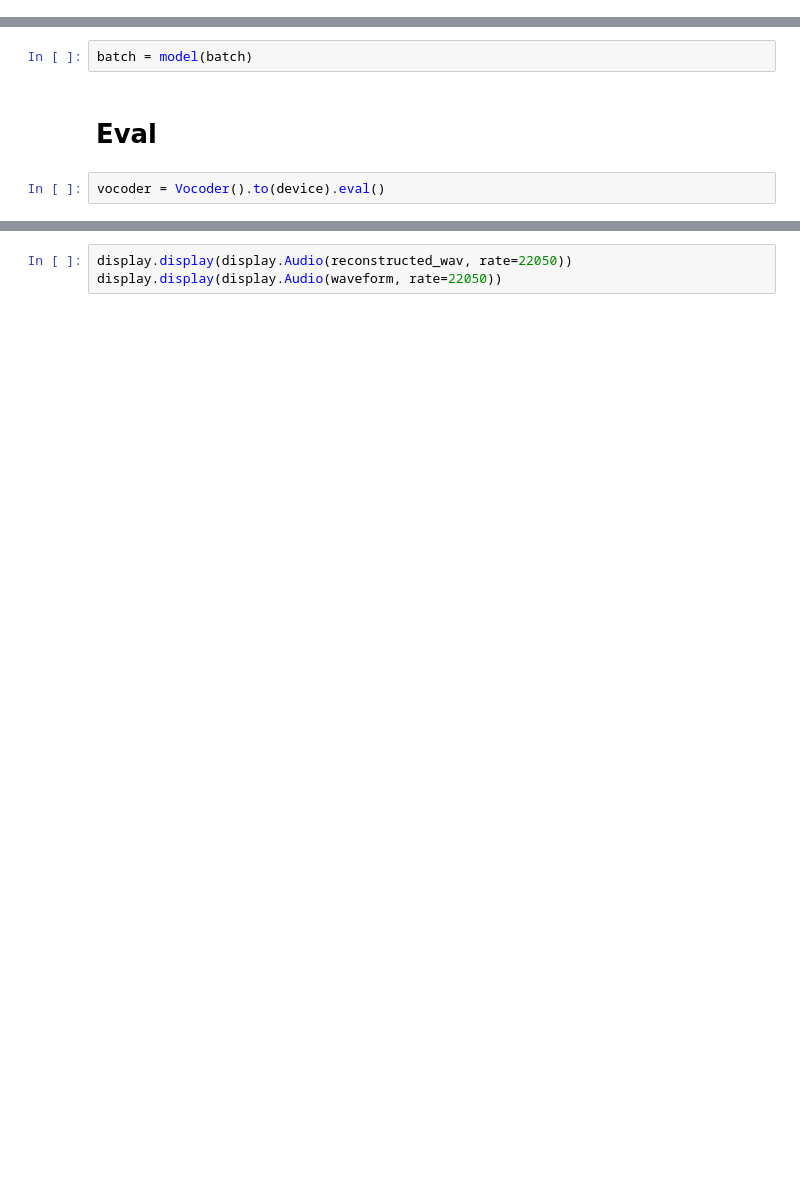
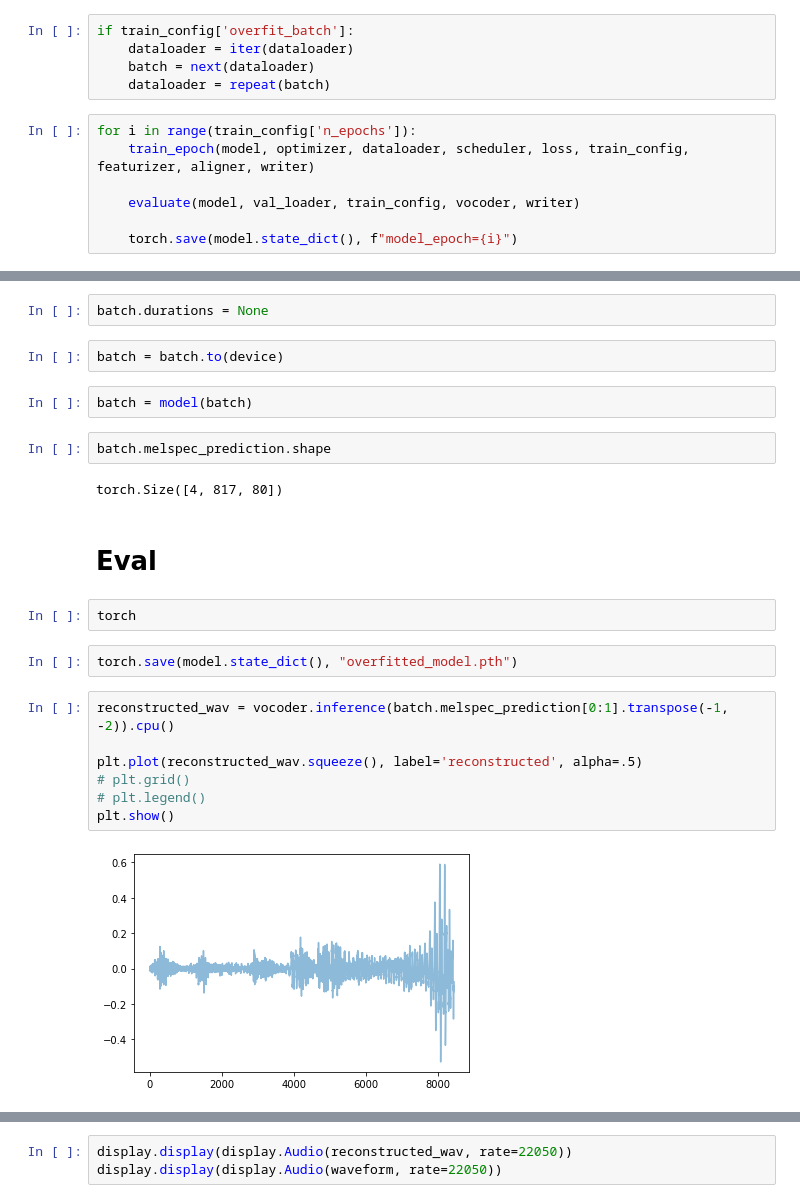
Before and after one commit to timothyxp/FastSpeech, a Jupyter notebook: train.ipynb, the cells around one changed output, grey strips where cells are left out. Drawn from its saved outputs; the diff is of its cells as text; blank space fills up the shorter version.

```diff
--- a/train.ipynb
+++ b/train.ipynb
@@ -169,0 +132,12 @@ wandb: Network error (ReadTimeout), entering retry loop.
+# %%
+if train_config['overfit_batch']:
+    dataloader = iter(dataloader)
+    batch = next(dataloader)
+    dataloader = repeat(batch)
+# %%
+for i in range(train_config['n_epochs']):
+    train_epoch(model, optimizer, dataloader, scheduler, loss, train_config, featurizer, aligner, writer)
+
+    evaluate(model, val_loader, train_config, vocoder, writer)
+
+    torch.save(model.state_dict(), f"model_epoch={i}")
@@ -170,6 +148,25 @@ wandb: Network error (ReadTimeout), entering retry loop.
+# %%
+batch.durations = None
+# %%
+batch = batch.to(device)
 # %%
 batch = model(batch)
+# %%
+batch.melspec_prediction.shape
+# %% [output]
+torch.Size([4, 817, 80])
 # %% [markdown]
 # Eval
-# %%
-vocoder = Vocoder().to(device).eval()
+# %%
+torch
+# %%
+torch.save(model.state_dict(), "overfitted_model.pth")
+# %%
+reconstructed_wav = vocoder.inference(batch.melspec_prediction[0:1].transpose(-1, -2)).cpu()
+
+plt.plot(reconstructed_wav.squeeze(), label='reconstructed', alpha=.5)
+# plt.grid()
+# plt.legend()
+plt.show()
+# %% [output]
+[figure, added]
```
Also changed, not shown: parts of 14 cells of this notebook, 6 other files.
